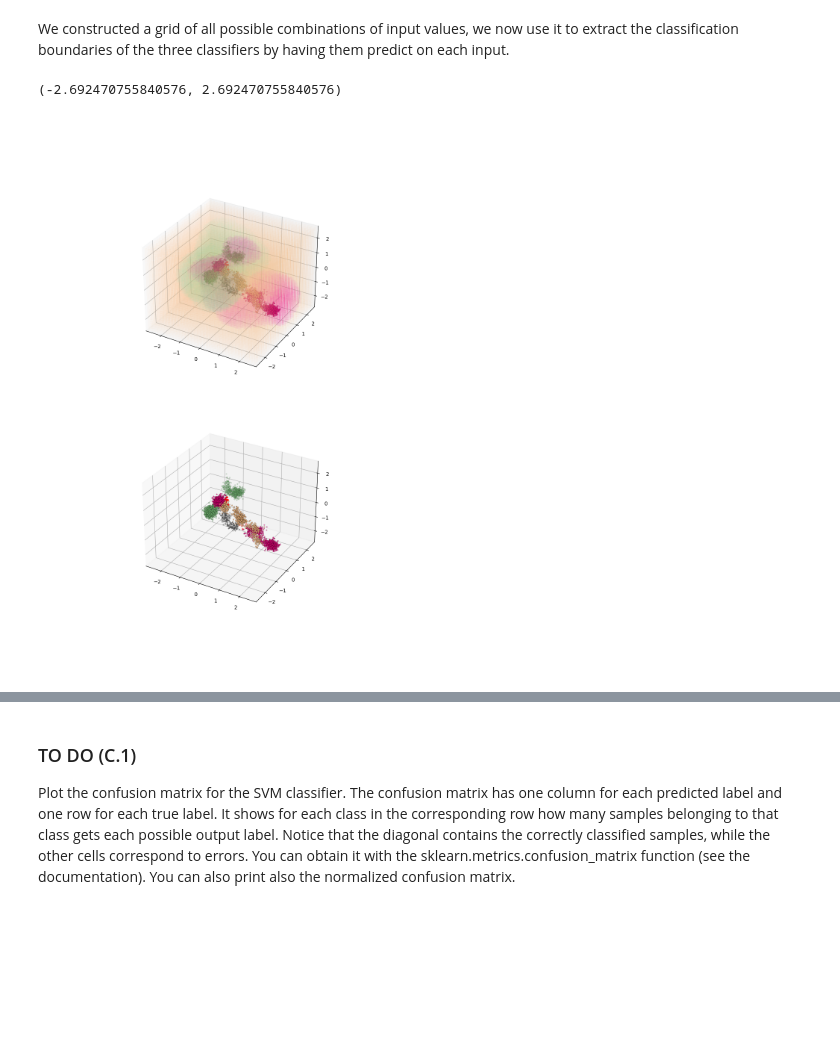
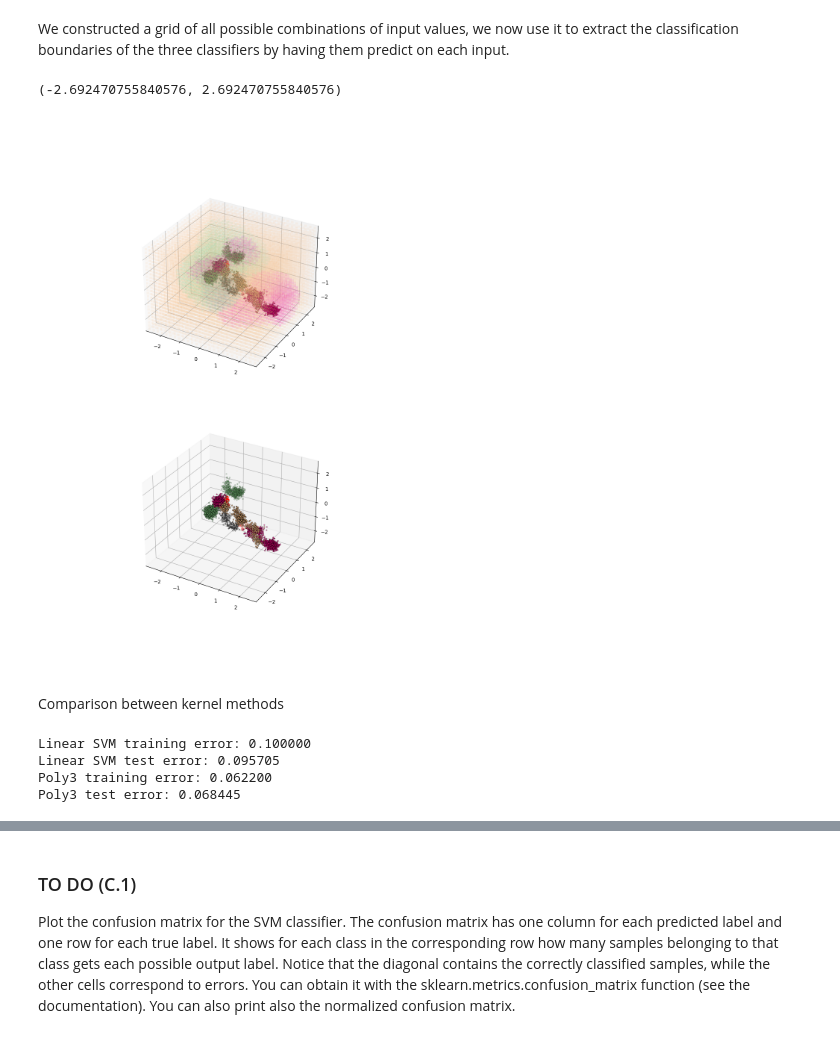
Before and after one commit to Giacomo-Menegatti/MachineLearning, a Jupyter notebook: Lab2/assignment_lab02.ipynb, the cells around one changed output, grey strips where cells are left out. Saved outputs shown, nothing was run; the diff lists cells and outputs as text; code cells hidden in the pictures; blank space fills up the shorter version.

```diff
--- a/Lab2/assignment_lab02.ipynb
+++ b/Lab2/assignment_lab02.ipynb
@@ -438,7 +446,7 @@ print("Labels in training dataset: ", labels)
 print("Frequencies in training dataset: ", freqs)
 
 # initialize support variables for boundaries visualization
-granularity = 35
+granularity = 25
 x_max = np.abs(X).max()
 x_range = np.linspace(-x_max, x_max, granularity)
 x_grid = np.stack(np.meshgrid(x_range, x_range, x_range)).reshape(3, -1).T
@@ -482,25 +490,61 @@ We constructed a grid of all possible combinations of input values, we now use i
 # %%
 rbf_SVM_grid = best_svm.predict(x_grid)
 
 rbf_SVM_m = y_test == rbf_svm_test
 
 fig = plt.figure(figsize=(10,15))
-ax1 = fig.add_subplot(2,1,1, projection = '3d')
-ax2 = fig.add_subplot(2,1,2, projection="3d")
+ax1 = fig.add_subplot(2,1,1, projection = '3d') #Plot for the boundary visualization
+ax2 = fig.add_subplot(2,1,2, projection = "3d") #Plot with only the points
 
-ax1.scatter(x_grid[:,0], x_grid[:,1], x_grid[:,2], c=rbf_SVM_grid, linewidth=0, marker="s", alpha=.05,cmap='Accent')
 
-ax1.scatter(X_test[rbf_SVM_m,0], X_test[rbf_SVM_m,1], X_test[rbf_SVM_m,2], c=y_test[rbf_SVM_m], linewidth=.25, edgecolor="k", marker=".",cmap='Accent')
-ax1.scatter(X_test[~rbf_SVM_m,0], X_test[~rbf_SVM_m,1], X_test[~rbf_SVM_m,2], c=y_test[~rbf_SVM_m], linewidth=2, edgecolor="r", marker=".",cmap='Accent')
+#plotting the grid
+ax1.scatter(x_grid[:,0], x_grid[:,1], x_grid[:,2], c=rbf_SVM_grid, linewidth=0, marker="s", alpha=.1, cmap='Accent')
+
+#Plotting the points and circling in red the misclassified ones
+ax1.scatter(X_test[rbf_SVM_m,0], X_test[rbf_SVM_m,1], X_test[rbf_SVM_m,2], c=y_test[rbf_SVM_m], linewidth=.5, edgecolor="k", marker=".",cmap='Accent')
+ax1.scatter(X_test[~rbf_SVM_m,0], X_test[~rbf_SVM_m,1], X_test[~rbf_SVM_m,2], c=y_test[~rbf_SVM_m], linewidth=2.0, edgecolor="r", marker="o",cmap='Accent')
 ax1.set_xlim([-x_max, x_max])
 ax1.set_ylim([-x_max, x_max])
 ax1.set_zlim([-x_max, x_max])
 
-ax2.scatter(X_test[rbf_SVM_m,0], X_test[rbf_SVM_m,1], X_test[rbf_SVM_m,2], c=y_test[rbf_SVM_m], linewidth=.25, edgecolor="k", marker=".",cmap='Accent')
-ax2.scatter(X_test[~rbf_SVM_m,0], X_test[~rbf_SVM_m,1], X_test[~rbf_SVM_m,2], c=y_test[~rbf_SVM_m], linewidth=2, edgecolor="r", marker=".",cmap='Accent')
+ax2.scatter(X_test[rbf_SVM_m,0], X_test[rbf_SVM_m,1], X_test[rbf_SVM_m,2], c=y_test[rbf_SVM_m], linewidth=.5, edgecolor="k", marker=".",cmap='Accent')
+ax2.scatter(X_test[~rbf_SVM_m,0], X_test[~rbf_SVM_m,1], X_test[~rbf_SVM_m,2], c=y_test[~rbf_SVM_m], linewidth=2.0, edgecolor="r", marker="o",cmap='Accent')
 ax2.set_xlim([-x_max, x_max])
 ax2.set_ylim([-x_max, x_max])
 ax2.set_zlim([-x_max, x_max])
 # %% [output]
 (-2.692470755840576, 2.692470755840576)
-[figure, old version]
+[figure, new version]
+# %% [markdown]
+Comparison between kernel methods
+# %%
+# linear (best parameters)
+linear_svm = SVC(C=10.0, kernel='linear')
+linear_svm.fit(X_train, y_train)
+
+linear_SVM_grid = linear_svm.predict(x_grid)
+linear_SVM_m = y_test == linear_svm.predict(X_test)
+
+training_error = (linear_svm.predict(X_train) != y_train).sum()/y_train.shape
+test_error = (linear_svm.predict(X_test) != y_test).sum()/y_test.shape
+
+print ("Linear SVM training error: %f" % training_error)
+print ("Linear SVM test error: %f" % test_error)
+
+# Poly3
+poly_svm = SVC(C=1.0, kernel='poly', degree=3, gamma=1.0)
+poly_svm.fit(X_train, y_train)
+
+poly_SVM_grid = poly_svm.predict(x_grid)
+poly_SVM_m = y_test == poly_svm.predict(X_test)
+
+training_error = (poly_svm.predict(X_train) != y_train).sum()/y_train.shape
+test_error = (poly_svm.predict(X_test) != y_test).sum()/y_test.shape
+
+print ("Poly3 training error: %f" % training_error)
+print ("Poly3 test error: %f" % test_error)
+# %% [output]
+Linear SVM training error: 0.100000
+Linear SVM test error: 0.095705
+Poly3 training error: 0.062200
+Poly3 test error: 0.068445
```
Also changed, not shown: parts of 16 cells of this notebook.
